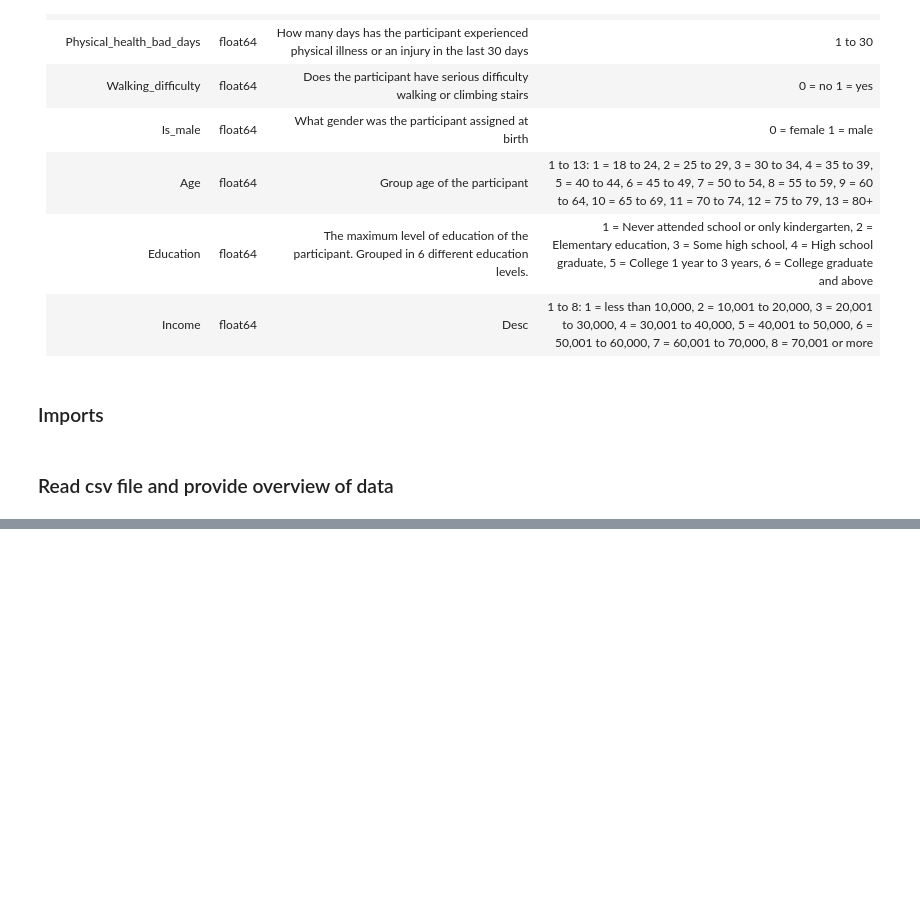
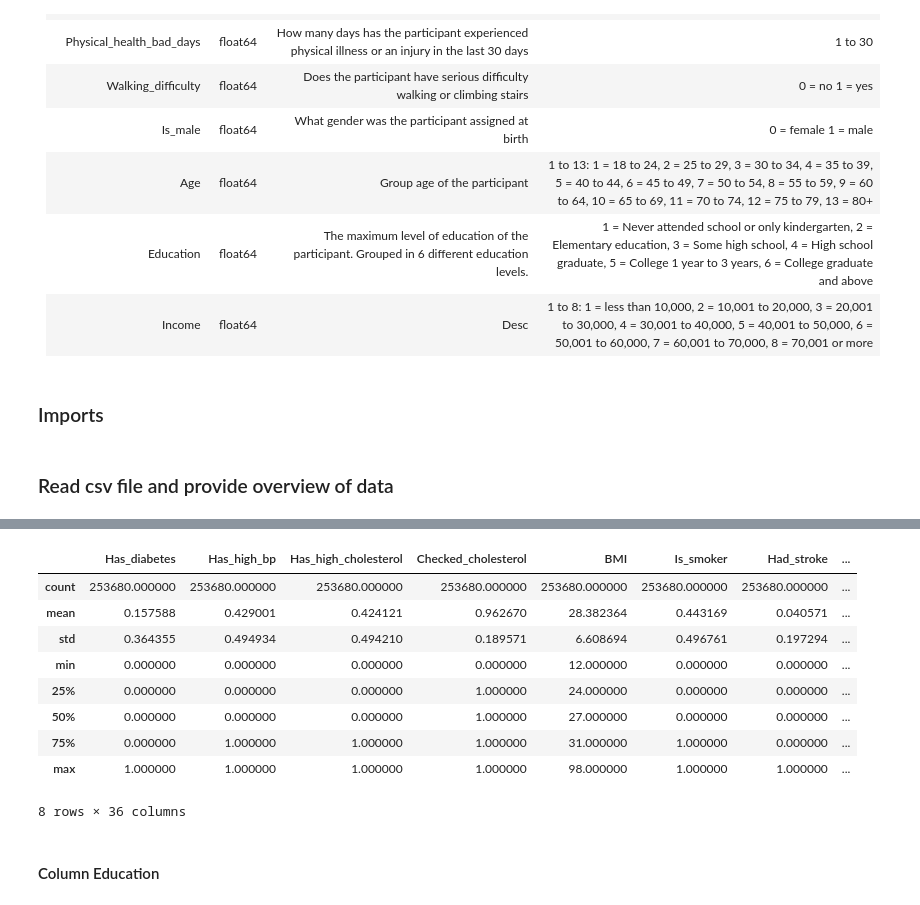
Before and after one commit to diego2017/capstone_disease_predictor, a Jupyter notebook: notebooks/03-pre-processing.ipynb, the cells around one changed output, grey strips where cells are left out. Cells and saved outputs as stored; diff of their text form; code cells hidden in the pictures; blank space fills up the shorter version.

```diff
--- a/notebooks/03-pre-processing.ipynb
+++ b/notebooks/03-pre-processing.ipynb
@@ -380,0 +332,16 @@ Physical_health_bad_days and General_health_score have a high correlation, with
+# %%
+#Confirm changes
+df_preprocessed.describe()
+# %% [output]
+|  | Has_diabetes | Has_high_bp | Has_high_cholesterol | Checked_cholesterol | BMI | Is_smoker | Had_stroke | ... |
+| count | 253680.000000 | 253680.000000 | 253680.000000 | 253680.000000 | 253680.000000 | 253680.000000 | 253680.000000 | ... |
+| mean | 0.157588 | 0.429001 | 0.424121 | 0.962670 | 28.382364 | 0.443169 | 0.040571 | ... |
+| std | 0.364355 | 0.494934 | 0.494210 | 0.189571 | 6.608694 | 0.496761 | 0.197294 | ... |
+| min | 0.000000 | 0.000000 | 0.000000 | 0.000000 | 12.000000 | 0.000000 | 0.000000 | ... |
+| 25% | 0.000000 | 0.000000 | 0.000000 | 1.000000 | 24.000000 | 0.000000 | 0.000000 | ... |
+| 50% | 0.000000 | 0.000000 | 0.000000 | 1.000000 | 27.000000 | 0.000000 | 0.000000 | ... |
+| 75% | 0.000000 | 1.000000 | 1.000000 | 1.000000 | 31.000000 | 1.000000 | 0.000000 | ... |
+| max | 1.000000 | 1.000000 | 1.000000 | 1.000000 | 98.000000 | 1.000000 | 1.000000 | ... |
+8 rows × 36 columns
+# %% [markdown]
+#### Column Education
```
Also changed, not shown: parts of 49 cells of this notebook.
